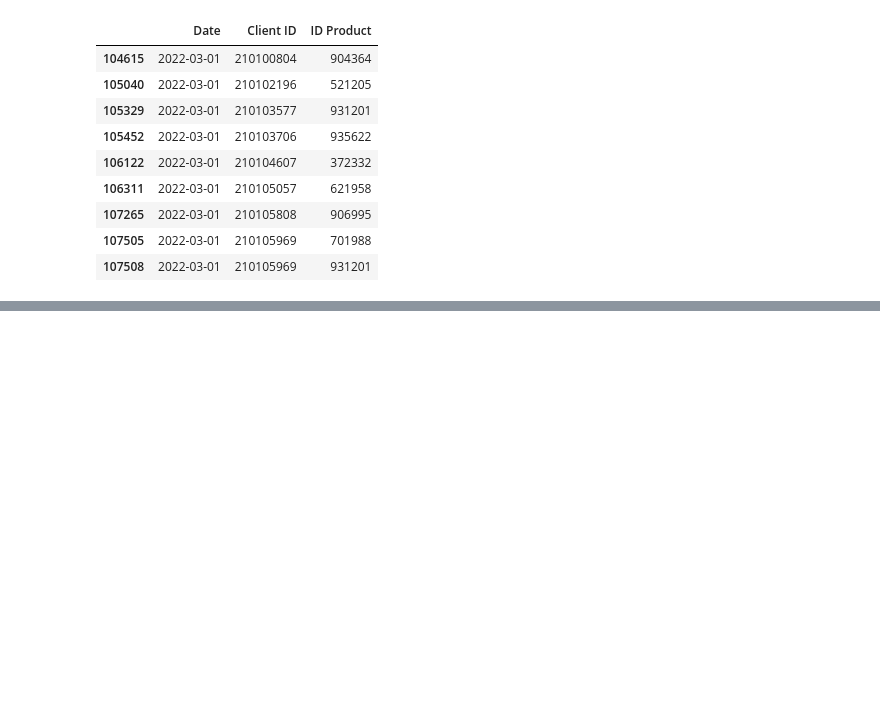
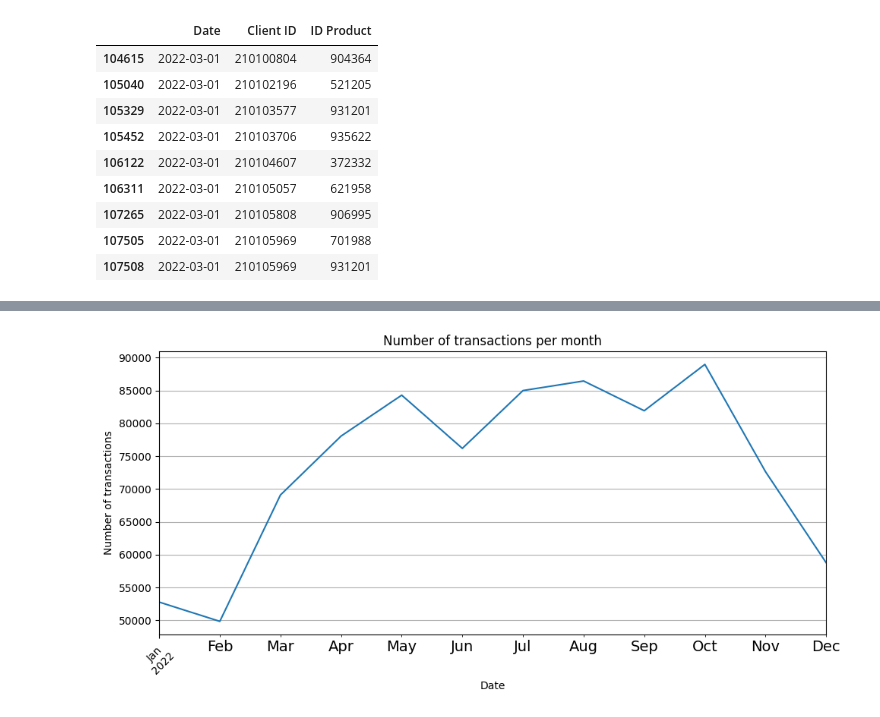
Before and after one commit to philippedut/BC_DA_Rechio, a Jupyter notebook: Notebooks/Main.ipynb, the cells around one changed output, grey strips where cells are left out. Cells and saved outputs as stored; diff of their text form; code cells hidden in the pictures; blank space fills up the shorter version.

```diff
--- a/Notebooks/Main.ipynb
+++ b/Notebooks/Main.ipynb
@@ -273,0 +395,13 @@ Name: ID Client Type, Length: 4933, dtype: object
+# %%
+# monthly sales
+
+df.groupby(df['Date'].dt.to_period('M')).size().plot(figsize=(10, 5), title='Number of transactions per month', fontsize=plots_Title_fontSize)
+plt.xlabel('Date', fontsize=subPlots_xAxis_fontSize)
+plt.ylabel('Number of transactions', fontsize=subPlots_yAxis_fontSize)
+plt.xticks(rotation=45, fontsize=subPlots_xAxis_fontSize)
+plt.yticks(fontsize=subPlots_yAxis_fontSize)
+plt.grid()
+plt.tight_layout()
+plt.show()
+# %% [output]
+[figure, added]
```
Also changed, not shown: parts of 35 cells of this notebook, 3 other files.
